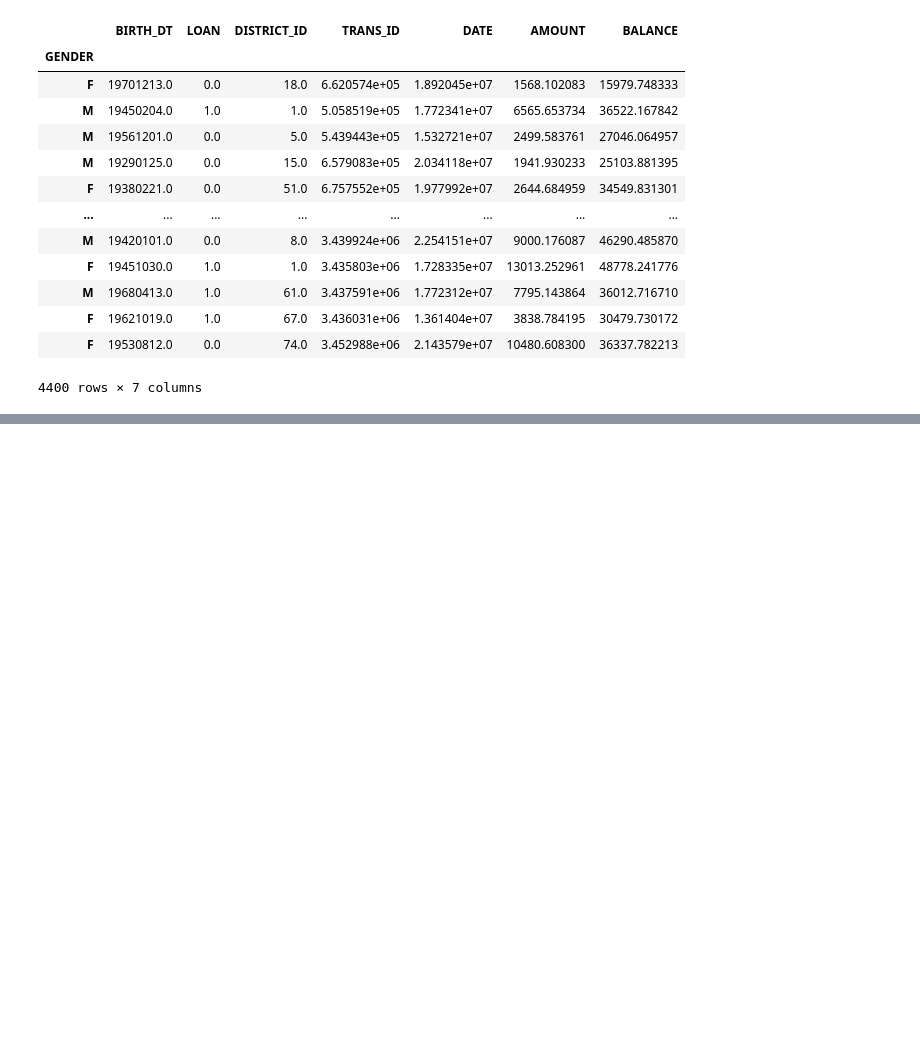
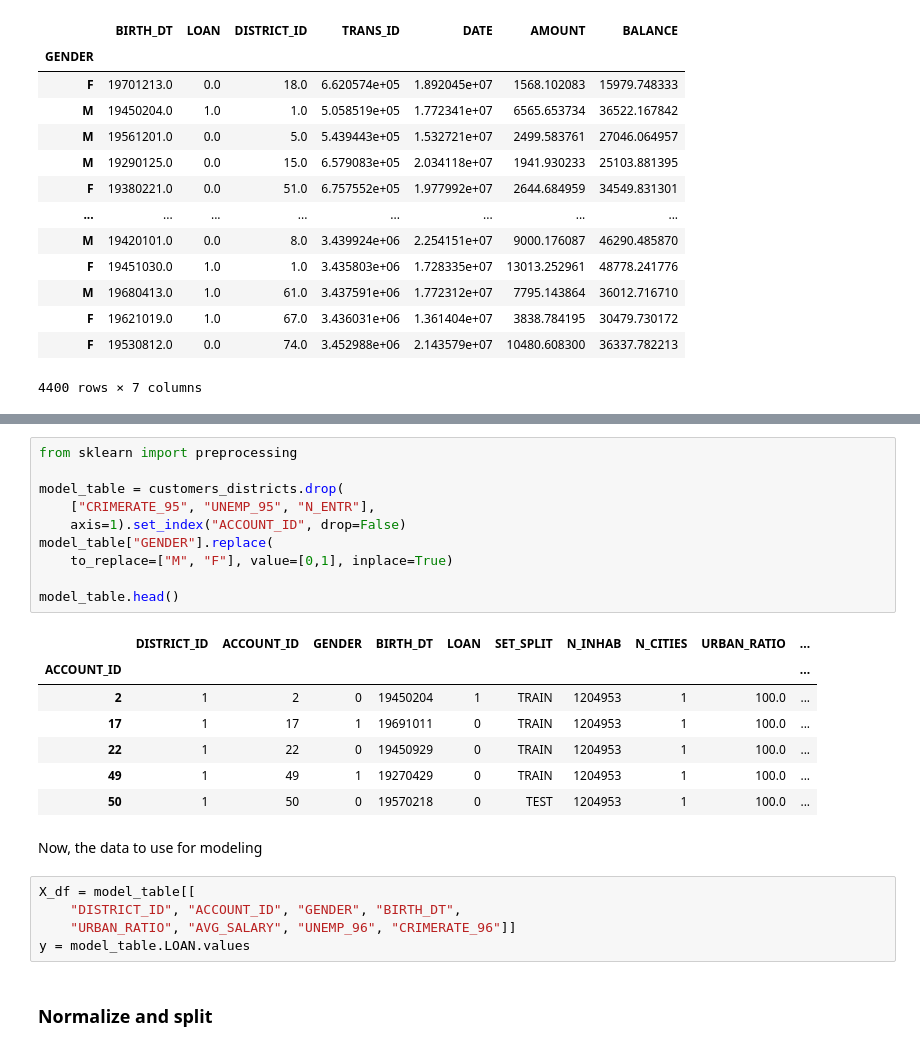
Before and after one commit to thriveth/SEBDataChallenge, a Jupyter notebook: SEB Data challenge.ipynb, the cells around one changed output, grey strips where cells are left out. Cells and saved outputs as stored; diff of their text form; blank space fills up the shorter version.

```diff
--- a/SEB Data challenge.ipynb
+++ b/SEB Data challenge.ipynb
@@ -452,0 +461,27 @@ avg_spend.set_index("GENDER")
+# %%
+from sklearn import preprocessing
+
+model_table = customers_districts.drop(
+    ["CRIMERATE_95", "UNEMP_95", "N_ENTR"],
+    axis=1).set_index("ACCOUNT_ID", drop=False)
+model_table["GENDER"].replace(
+    to_replace=["M", "F"], value=[0,1], inplace=True)
+
+model_table.head()
+# %% [output]
+|  | DISTRICT_ID | ACCOUNT_ID | GENDER | BIRTH_DT | LOAN | SET_SPLIT | N_INHAB | N_CITIES | URBAN_RATIO | ... |
+| ACCOUNT_ID |  |  |  |  |  |  |  |  |  | ... |
+| 2 | 1 | 2 | 0 | 19450204 | 1 | TRAIN | 1204953 | 1 | 100.0 | ... |
+| 17 | 1 | 17 | 1 | 19691011 | 0 | TRAIN | 1204953 | 1 | 100.0 | ... |
+| 22 | 1 | 22 | 0 | 19450929 | 0 | TRAIN | 1204953 | 1 | 100.0 | ... |
+| 49 | 1 | 49 | 1 | 19270429 | 0 | TRAIN | 1204953 | 1 | 100.0 | ... |
+| 50 | 1 | 50 | 0 | 19570218 | 0 | TEST | 1204953 | 1 | 100.0 | ... |
+# %% [markdown]
+Now, the data to use for modeling
+# %%
+X_df = model_table[[
+    "DISTRICT_ID", "ACCOUNT_ID", "GENDER", "BIRTH_DT",
+    "URBAN_RATIO", "AVG_SALARY", "UNEMP_96", "CRIMERATE_96"]]
+y = model_table.LOAN.values
+# %% [markdown]
+### Normalize and split
```
Also changed, not shown: parts of 8 cells of this notebook.
